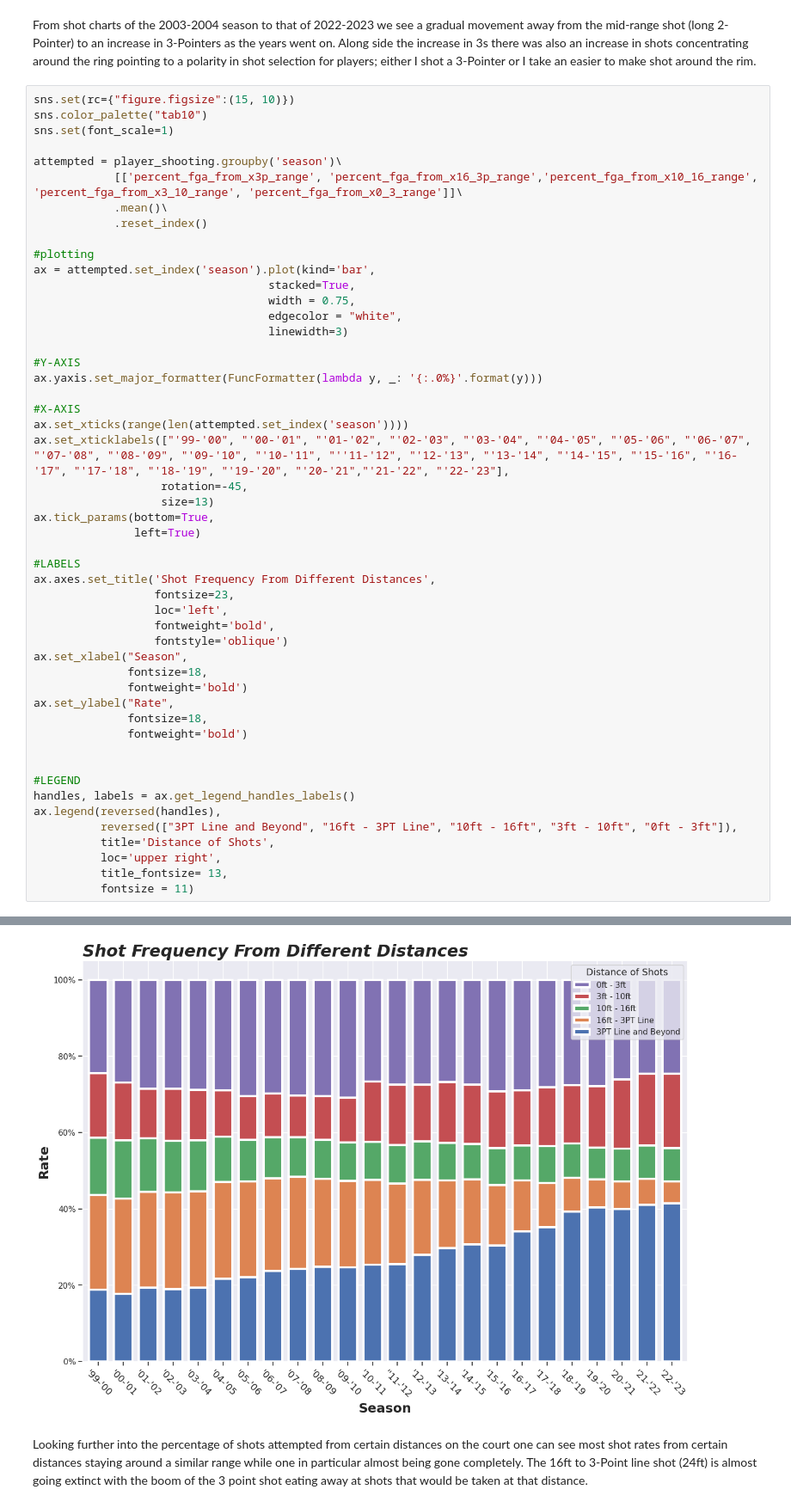
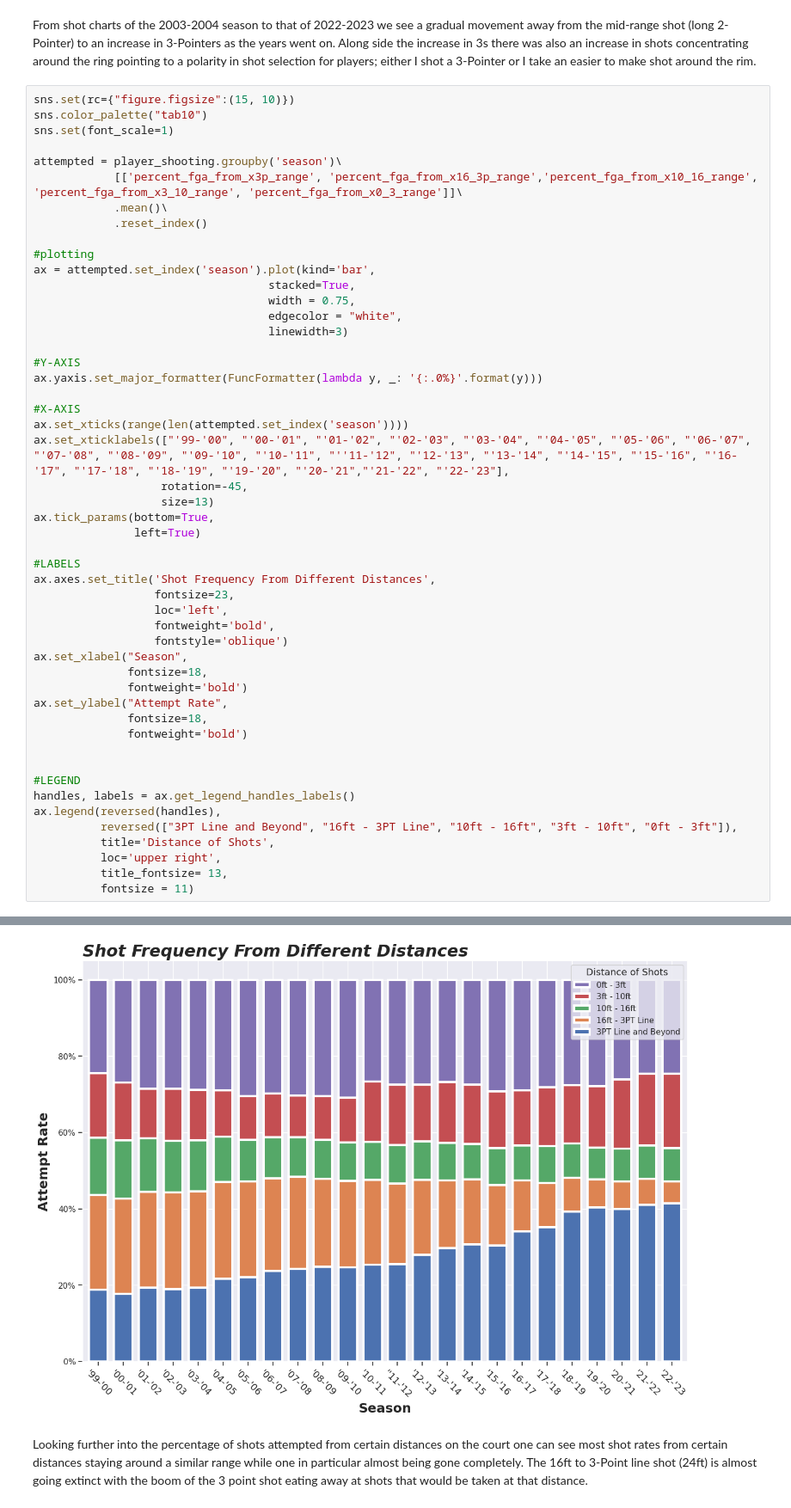
Before and after one commit to RafaelJMinaya/NBA-3Point-Shooting-Analysis, a Jupyter notebook: nba-3-point-shooting-evolution.ipynb, the cells around one changed output, grey strips where cells are left out. Shown at 86% size. Drawn from its saved outputs; the diff is of its cells as text.

```diff
--- a/nba-3-point-shooting-evolution.ipynb
+++ b/nba-3-point-shooting-evolution.ipynb
@@ -531,35 +533,35 @@ ax.yaxis.set_major_formatter(FuncFormatter(lambda y, _: '{:.0%}'.format(y)))
 ax.set_xticks(range(len(attempted.set_index('season'))))
 ax.set_xticklabels(["'99-'00", "'00-'01", "'01-'02", "'02-'03", "'03-'04", "'04-'05", "'05-'06", "'06-'07", "'07-'08", "'08-'09", "'09-'10", "'10-'11", "''11-'12", "'12-'13", "'13-'14", "'14-'15", "'15-'16", "'16-'17", "'17-'18", "'18-'19", "'19-'20", "'20-'21","'21-'22", "'22-'23"],
                    rotation=-45,
                    size=13)
 ax.tick_params(bottom=True,
                left=True)
 
 #LABELS
 ax.axes.set_title('Shot Frequency From Different Distances',
                   fontsize=23,
                   loc='left',
                   fontweight='bold',
                   fontstyle='oblique')
 ax.set_xlabel("Season",
               fontsize=18,
               fontweight='bold')
-ax.set_ylabel("Rate",
+ax.set_ylabel("Attempt Rate",
               fontsize=18,
               fontweight='bold')
 
 
 #LEGEND
 handles, labels = ax.get_legend_handles_labels()
 ax.legend(reversed(handles),
           reversed(["3PT Line and Beyond", "16ft - 3PT Line", "10ft - 16ft", "3ft - 10ft", "0ft - 3ft"]),
           title='Distance of Shots',
           loc='upper right',
           title_fontsize= 13,
           fontsize = 11)
 # %% [output]
 <matplotlib.legend.Legend at 0x...>
-[figure, old version]
+[figure, new version]
 # %% [markdown]
 Looking further into the percentage of shots attempted from certain distances on the court one can see most shot rates from certain distances staying around a similar range while one in particular almost being gone completely. The 16ft to 3-Point line shot (24ft) is almost going extinct with the boom of the 3 point shot eating away at shots that would be taken at that distance.
 # %% [markdown]
```
Also changed, not shown: parts of 3 cells of this notebook.
